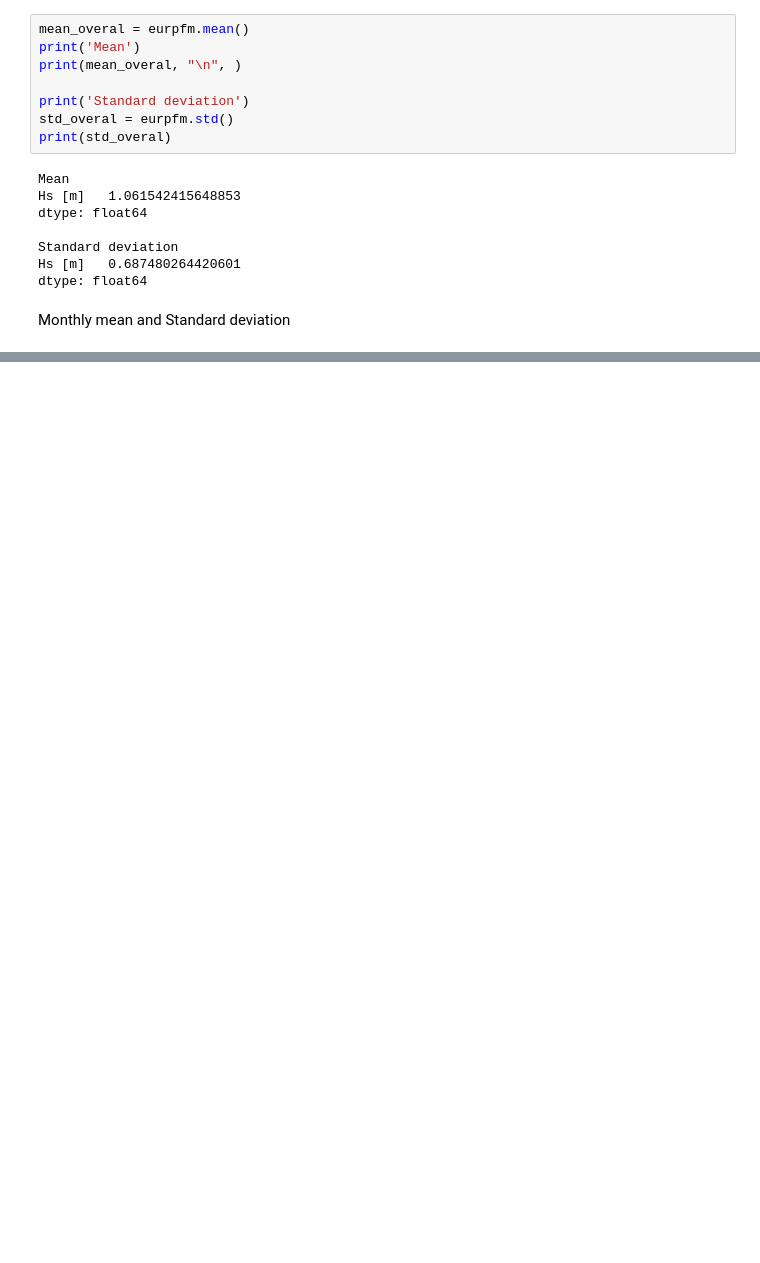
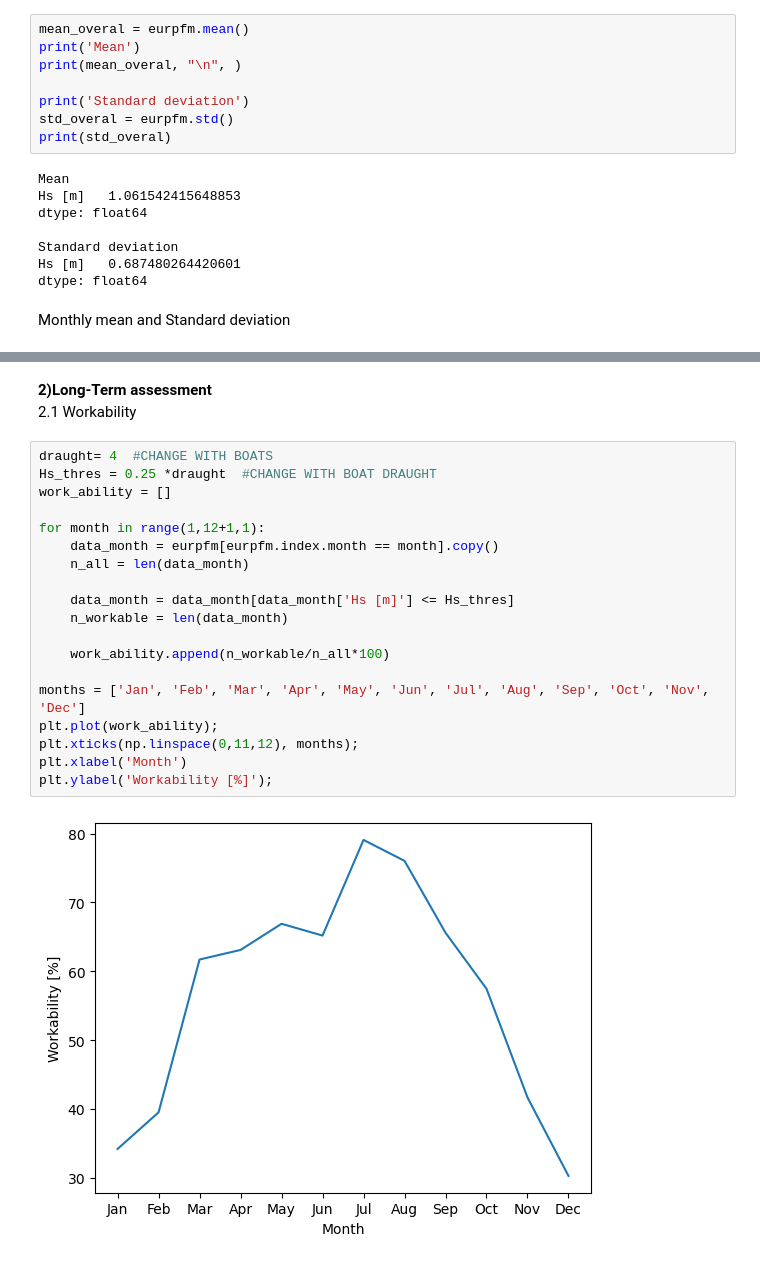
Before and after one commit to denisepierce01/Dredging, a Jupyter notebook: Dredging.ipynb, the cells around one changed output, grey strips where cells are left out. Saved outputs shown, nothing was run; the diff lists cells and outputs as text; blank space fills up the shorter version.

```diff
--- a/Dredging.ipynb
+++ b/Dredging.ipynb
@@ -74,0 +75,25 @@ plt.xlabel('Month');
+# %% [markdown]
+**2)Long-Term assessment**
+\
+2.1 Workability
+# %%
+draught= 4  #CHANGE WITH BOATS
+Hs_thres = 0.25 *draught  #CHANGE WITH BOAT DRAUGHT
+work_ability = []
+
+for month in range(1,12+1,1):
+    data_month = eurpfm[eurpfm.index.month == month].copy()
+    n_all = len(data_month)
+
+    data_month = data_month[data_month['Hs [m]'] <= Hs_thres]
+    n_workable = len(data_month)
+
+    work_ability.append(n_workable/n_all*100)
+
+months = ['Jan', 'Feb', 'Mar', 'Apr', 'May', 'Jun', 'Jul', 'Aug', 'Sep', 'Oct', 'Nov', 'Dec']
+plt.plot(work_ability);
+plt.xticks(np.linspace(0,11,12), months);
+plt.xlabel('Month')
+plt.ylabel('Workability [%]');
+# %% [output]
+[figure, added]
```
Also changed, not shown: parts of 8 cells of this notebook.
